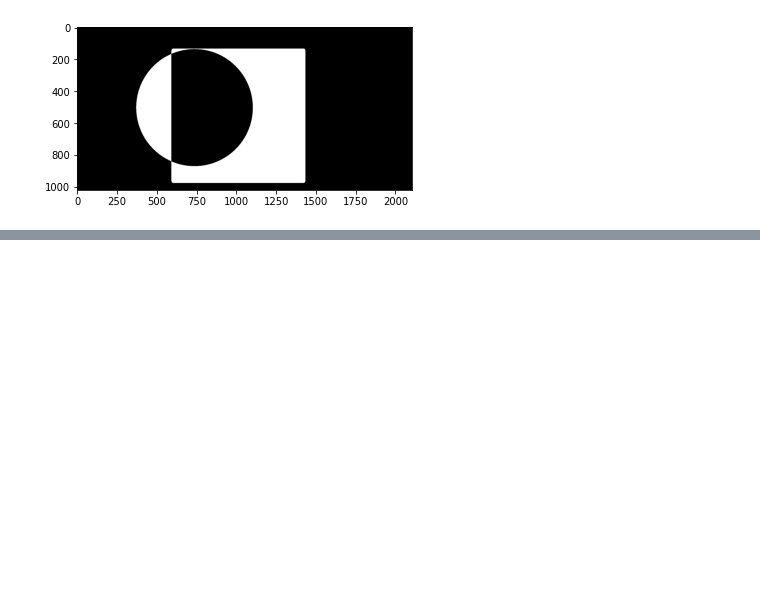
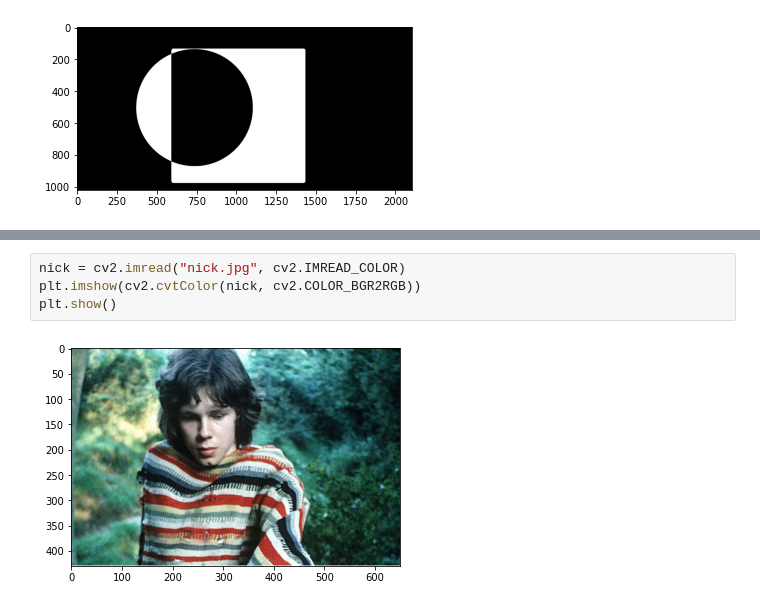
Before and after one commit to jarminett/Text-Mining, a Jupyter notebook: Hojas de Trabajo/HT02_0710082.ipynb, the cells around one changed output, grey strips where cells are left out. Cells and saved outputs as stored; diff of their text form; blank space fills up the shorter version.

```diff
--- a/Hojas de Trabajo/HT02_0710082.ipynb
+++ b/Hojas de Trabajo/HT02_0710082.ipynb
@@ -103,0 +163,6 @@ plt.imshow(resultado_xor, 'gray')
+# %%
+nick = cv2.imread("nick.jpg", cv2.IMREAD_COLOR)
+plt.imshow(cv2.cvtColor(nick, cv2.COLOR_BGR2RGB))
+plt.show()
+# %% [output]
+[figure, added]
```
Also changed, not shown: parts of 11 cells of this notebook.
